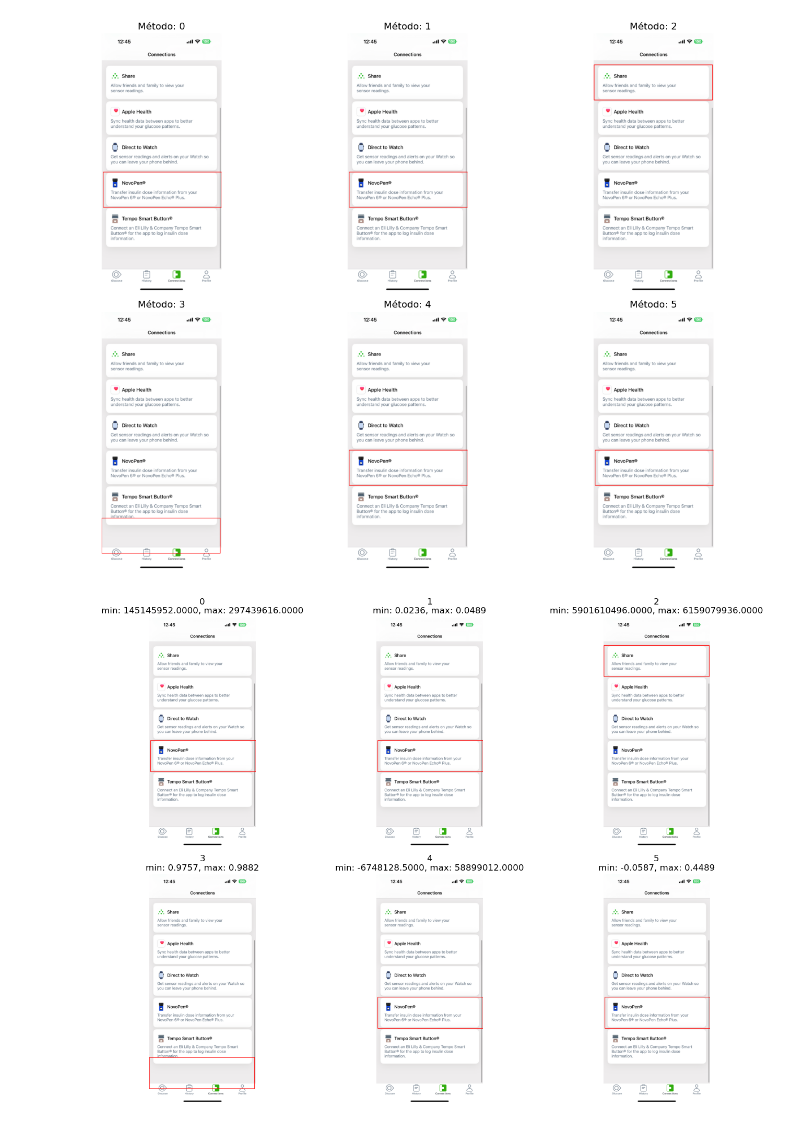
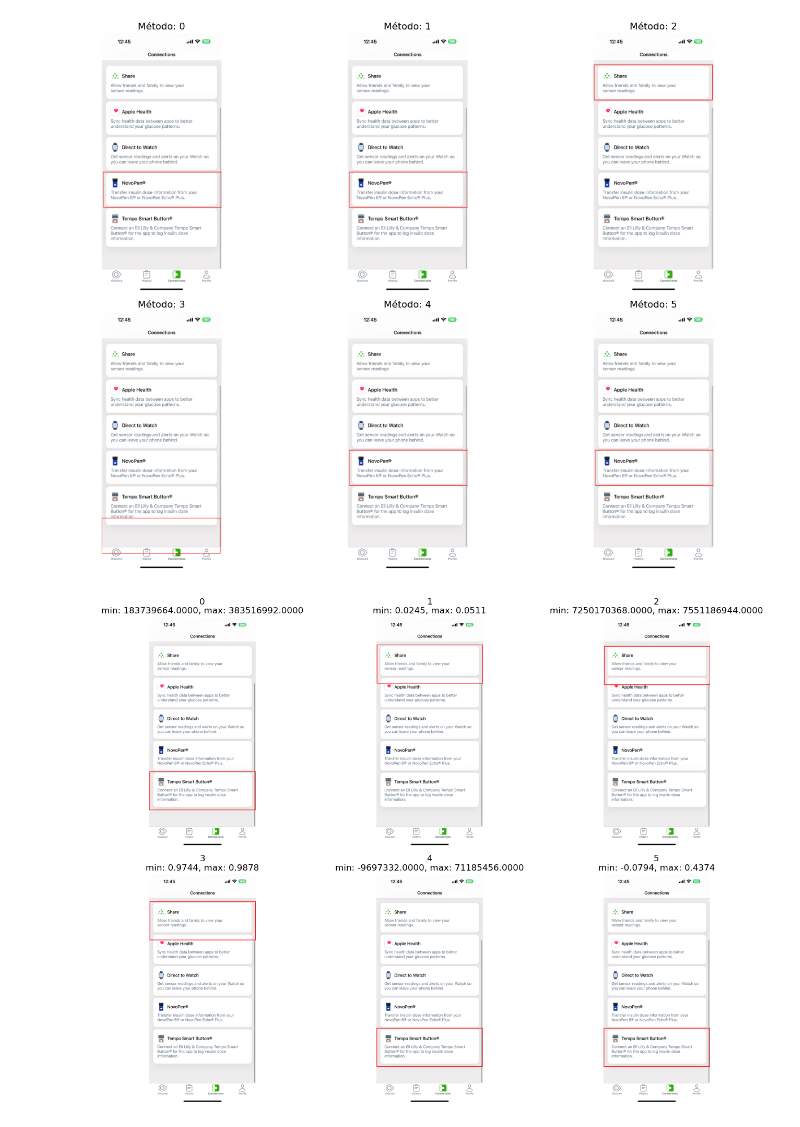
Before and after one commit to Oliver-Atondo/Braguars_Inspector, a Jupyter notebook: AI/labs.ipynb, the cells around one changed output. Drawn from its saved outputs; the diff is of its cells as text; code cells hidden in the pictures.

```diff
--- a/AI/labs.ipynb
+++ b/AI/labs.ipynb
@@ -84,7 +84,7 @@ plt.show()
 # %%
 img = cv2.imread('iOSScreen.png')
 img_gray = cv2.cvtColor(img, cv2.COLOR_BGR2GRAY)
-template = cv2.imread('elementoiOS.png', 0)
+template = cv2.imread('lillyCelliOS.png', 0)
 w, h = template.shape[::-1]
 
 # Lista de métodos de template matching
@@ -95,31 +95,31 @@ methods = [
     cv2.TM_CCORR_NORMED,
     cv2.TM_CCOEFF,
     cv2.TM_CCOEFF_NORMED
 ]
 
 # Mostrar resultados para cada método
 plt.figure(figsize=(15, 10))
 for i, method in enumerate(methods):
     img_copy = img.copy()
     res = cv2.matchTemplate(img_gray, template, method)
     min_val, max_val, min_loc, max_loc = cv2.minMaxLoc(res)
 
     # Elegir la mejor ubicación según el método
     if method in [cv2.TM_SQDIFF, cv2.TM_SQDIFF_NORMED]:
         top_left = min_loc
     else:
         top_left = max_loc
 
     bottom_right = (top_left[0] + w, top_left[1] + h)
     cv2.rectangle(img_copy, top_left, bottom_right, (0, 0, 255), 2)
 
     # Mostrar imagen
     plt.subplot(2, 3, i + 1)
     plt.imshow(cv2.cvtColor(img_copy, cv2.COLOR_BGR2RGB))
     plt.title(f'{method}\nmin: {min_val:.4f}, max: {max_val:.4f}')
     plt.axis('off')
 
 plt.tight_layout()
 plt.show()
 # %% [output]
-[figure, old version]
+[figure, new version]
```
Also changed, not shown: parts of 2 cells of this notebook, 6 other files.
